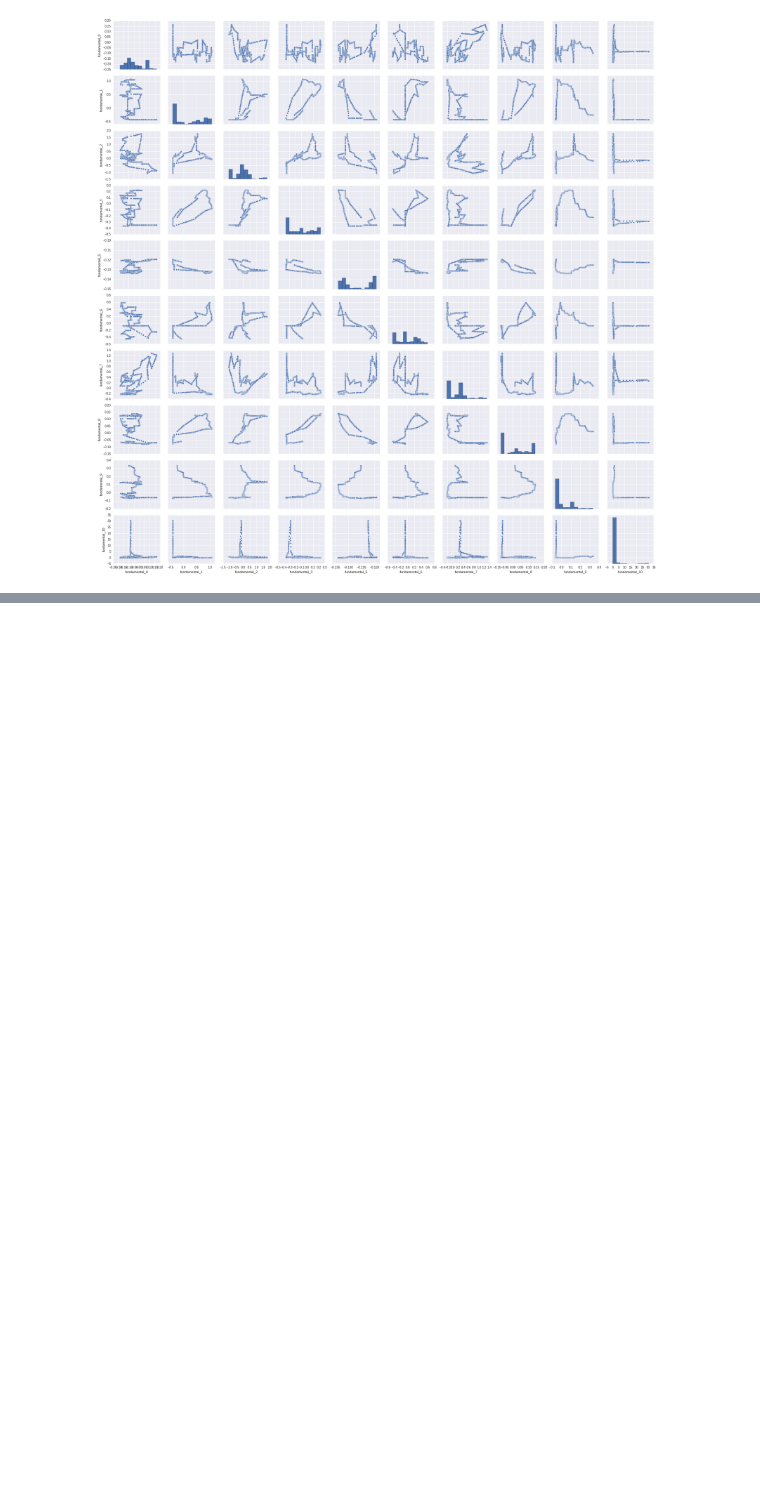
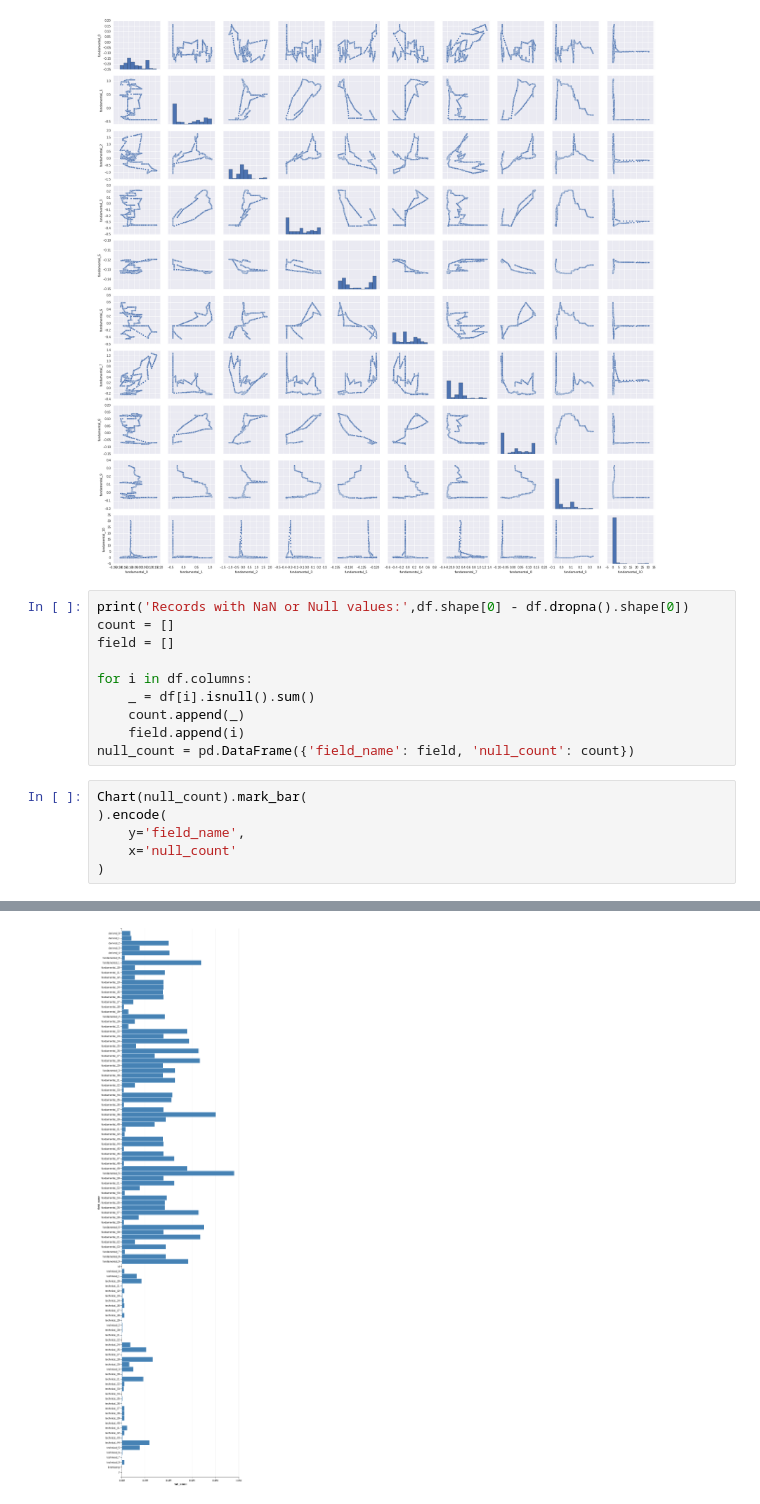
Before and after one commit to usmcamp0811/MSC-691-Group-Project, a Jupyter notebook: Check4NormalData.ipynb, the cells around one changed output, grey strips where cells are left out. Drawn from its saved outputs; the diff is of its cells as text; blank space fills up the shorter version.

```diff
--- a/Check4NormalData.ipynb
+++ b/Check4NormalData.ipynb
@@ -143,3 +144,20 @@ g = sns.pairplot(df2047.loc[:,pcols])
 g.savefig('fun0-10_pairplot.png')
 # %% [output]
 [figure]
+# %%
+print('Records with NaN or Null values:',df.shape[0] - df.dropna().shape[0])
+count = []
+field = []
+
+for i in df.columns:
+    _ = df[i].isnull().sum()
+    count.append(_)
+    field.append(i)
+null_count = pd.DataFrame({'field_name': field, 'null_count': count})
+# %%
+Chart(null_count).mark_bar(
+).encode(
+    y='field_name',
+    x='null_count'
+)
+# %% [output]
@@ -145,0 +165 @@ g.savefig('fun0-10_pairplot.png')
+[figure, added]
```
Also changed, not shown: parts of 3 cells of this notebook.
